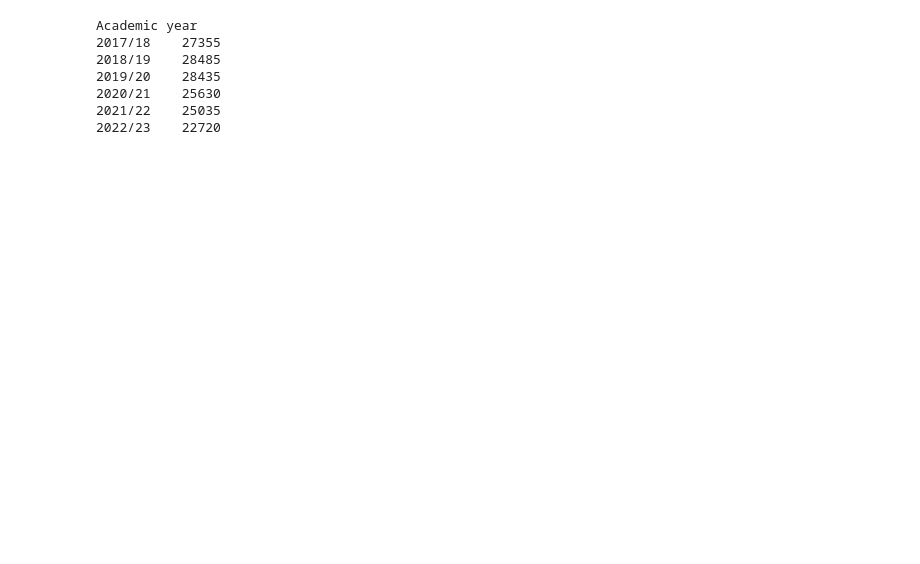
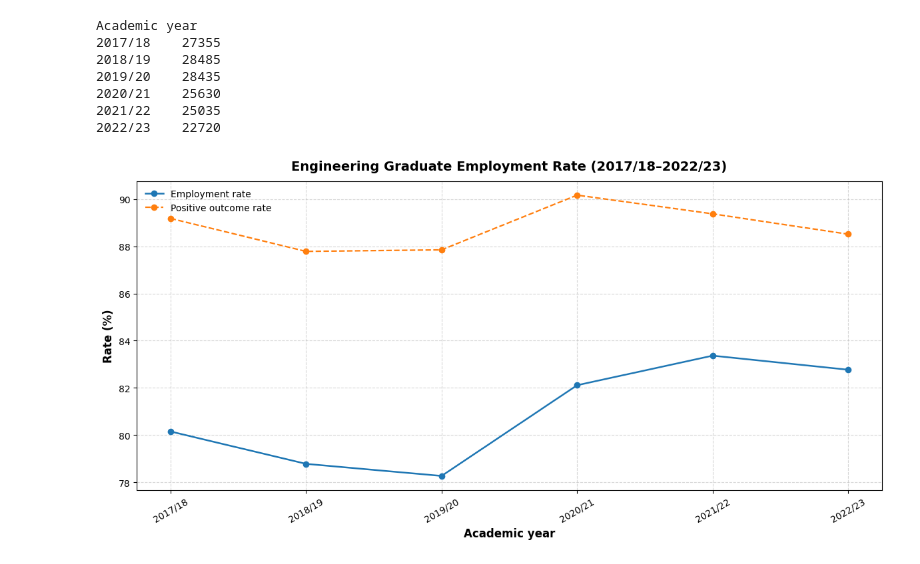
Before and after one commit to JoeUzo/Mapping-Future-Skills-in-UK-Engineering-Education, a Jupyter notebook: charts/chart-5.ipynb, the cells around one changed output. Drawn from its saved outputs; the diff is of its cells as text; code cells hidden in the pictures; blank space fills up the shorter version.

```diff
--- a/charts/chart-5.ipynb
+++ b/charts/chart-5.ipynb
@@ -218,0 +289,13 @@ Academic year
+# %%
+# by_dest_counts must be your counts per year×destination
+emp_df = compute_employment_rates(by_dest_counts)
+
+plot_employment_line(
+    emp_df,
+    title="Engineering Graduate Employment Rate (2017/18–2022/23)",
+    out_basename="eng_employment_rate",
+    chart_dir="chart-5",
+    show_positive=True
+)
+# %% [output]
+[figure, added]
```
Also changed, not shown: parts of 3 cells of this notebook, 8 other files.
